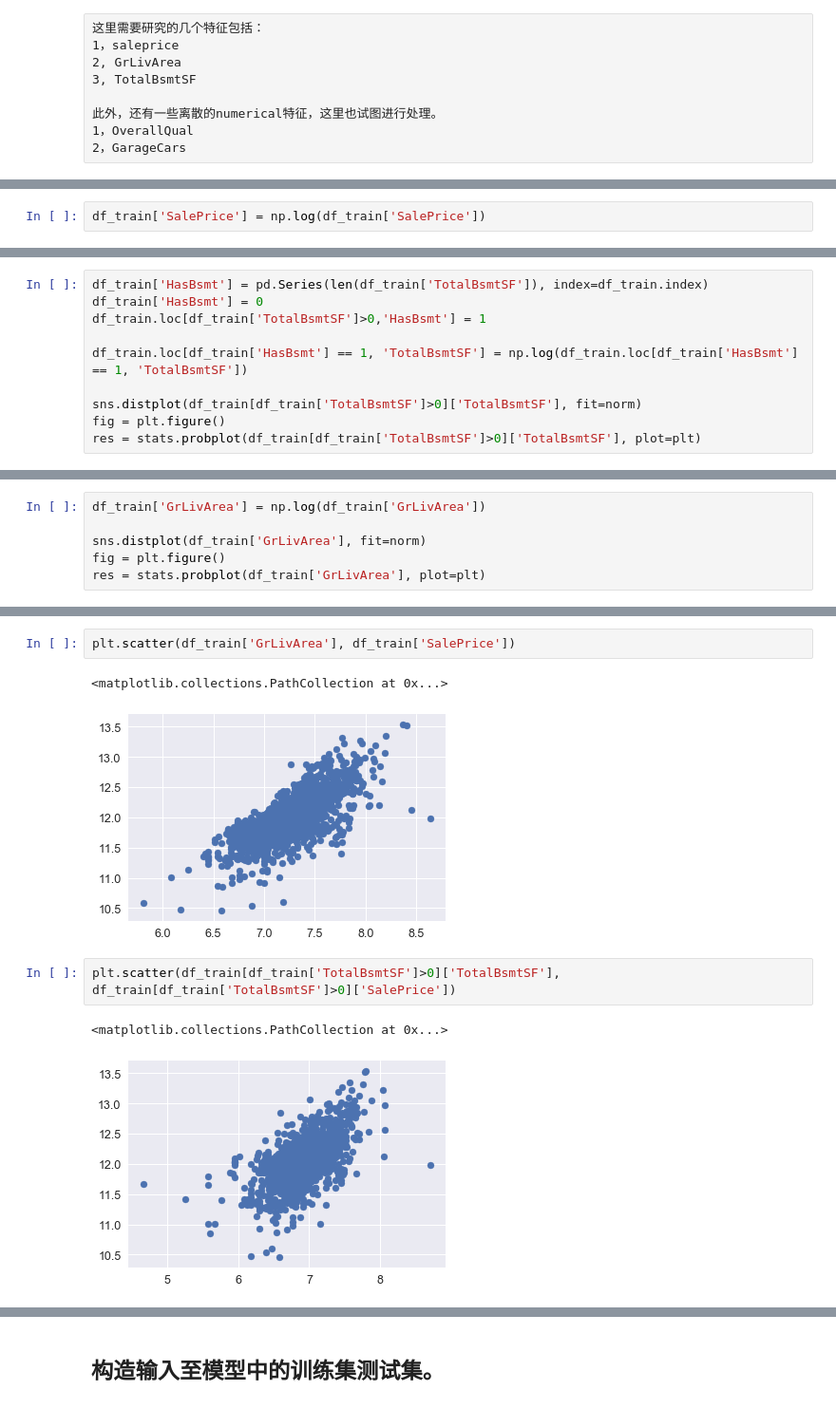
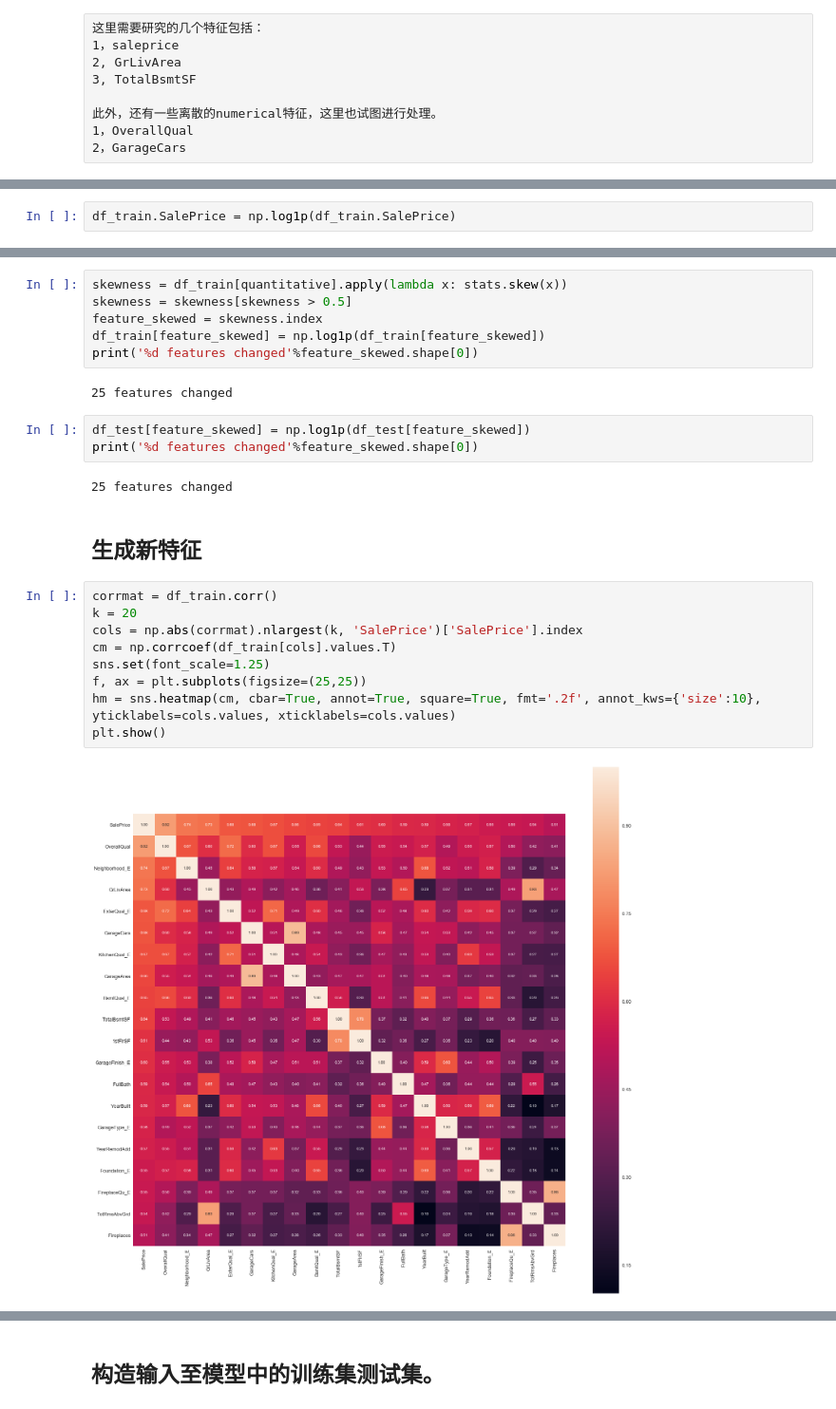
Before and after one commit to preexistent/Advanced-Regression, a Jupyter notebook: House_Price_Regression.ipynb, the cells around one changed output, grey strips where cells are left out. Shown at 95% size. Drawn from its saved outputs; the diff is of its cells as text.

```diff
--- a/House_Price_Regression.ipynb
+++ b/House_Price_Regression.ipynb
@@ -471,2 +677,2 @@ res = stats.probplot(df_train['SalePrice'], plot=plt)
 # %%
-df_train['SalePrice'] = np.log(df_train['SalePrice'])
+df_train.SalePrice = np.log1p(df_train.SalePrice)
@@ -483,10 +678,0 @@ TotalBsmt特征并不符合正态分布。但在使用log变化前，要对该
-# %%
-df_train['HasBsmt'] = pd.Series(len(df_train['TotalBsmtSF']), index=df_train.index)
-df_train['HasBsmt'] = 0
-df_train.loc[df_train['TotalBsmtSF']>0,'HasBsmt'] = 1
-
-df_train.loc[df_train['HasBsmt'] == 1, 'TotalBsmtSF'] = np.log(df_train.loc[df_train['HasBsmt'] == 1, 'TotalBsmtSF'])
-
-sns.distplot(df_train[df_train['TotalBsmtSF']>0]['TotalBsmtSF'], fit=norm)
-fig = plt.figure()
-res = stats.probplot(df_train[df_train['TotalBsmtSF']>0]['TotalBsmtSF'], plot=plt)
@@ -496,6 +678,0 @@ res = stats.probplot(df_train[df_train['TotalBsmtSF']>0]['TotalBsmtSF'], plot=pl
-# %%
-df_train['GrLivArea'] = np.log(df_train['GrLivArea'])
-
-sns.distplot(df_train['GrLivArea'], fit=norm)
-fig = plt.figure()
-res = stats.probplot(df_train['GrLivArea'], plot=plt)
@@ -536,10 +679,26 @@ res = stats.probplot(df_test[df_test['TotalBsmtSF']>0]['TotalBsmtSF'], plot=plt)
-# %%
-plt.scatter(df_train['GrLivArea'], df_train['SalePrice'])
-# %% [output]
-<matplotlib.collections.PathCollection at 0x...>
-[figure, removed]
-# %%
-plt.scatter(df_train[df_train['TotalBsmtSF']>0]['TotalBsmtSF'], df_train[df_train['TotalBsmtSF']>0]['SalePrice'])
-# %% [output]
-<matplotlib.collections.PathCollection at 0x...>
-[figure, removed]
+# %%
+skewness = df_train[quantitative].apply(lambda x: stats.skew(x))
+skewness = skewness[skewness > 0.5]
+feature_skewed = skewness.index
+df_train[feature_skewed] = np.log1p(df_train[feature_skewed])
+print('%d features changed'%feature_skewed.shape[0])
+# %% [output]
+25 features changed
+# %%
+df_test[feature_skewed] = np.log1p(df_test[feature_skewed])
+print('%d features changed'%feature_skewed.shape[0])
+# %% [output]
+25 features changed
+# %% [markdown]
+## 生成新特征
+# %%
+corrmat = df_train.corr()
+k = 20
+cols = np.abs(corrmat).nlargest(k, 'SalePrice')['SalePrice'].index
+cm = np.corrcoef(df_train[cols].values.T)
+sns.set(font_scale=1.25)
+f, ax = plt.subplots(figsize=(25,25))
+hm = sns.heatmap(cm, cbar=True, annot=True, square=True, fmt='.2f', annot_kws={'size':10}, yticklabels=cols.values, xticklabels=cols.values)
+plt.show()
+# %% [output]
+[figure, added]
```
Also changed, not shown: parts of 96 cells of this notebook.
